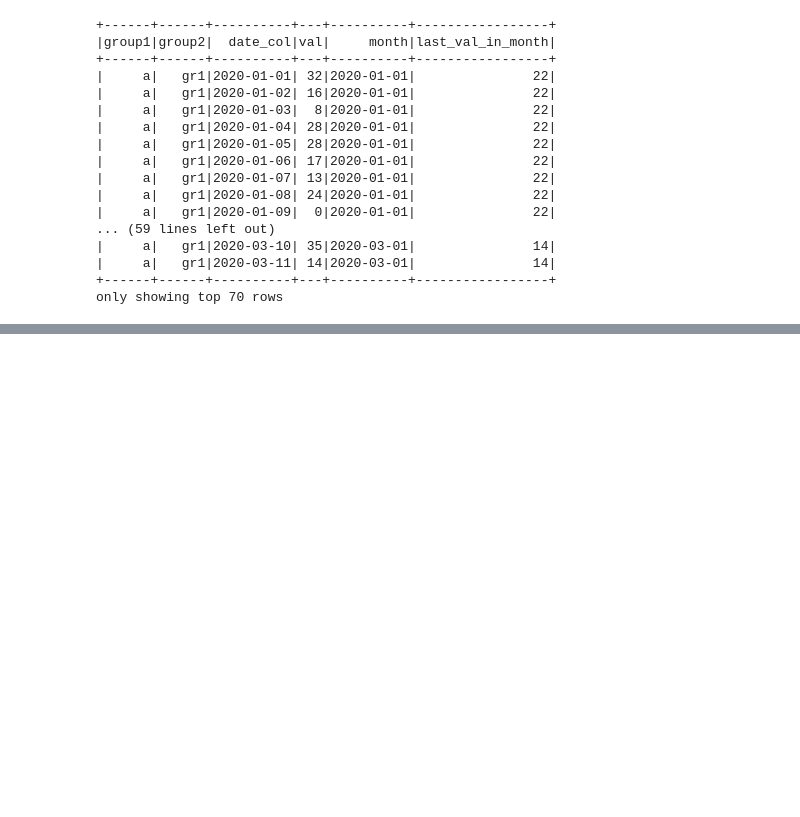
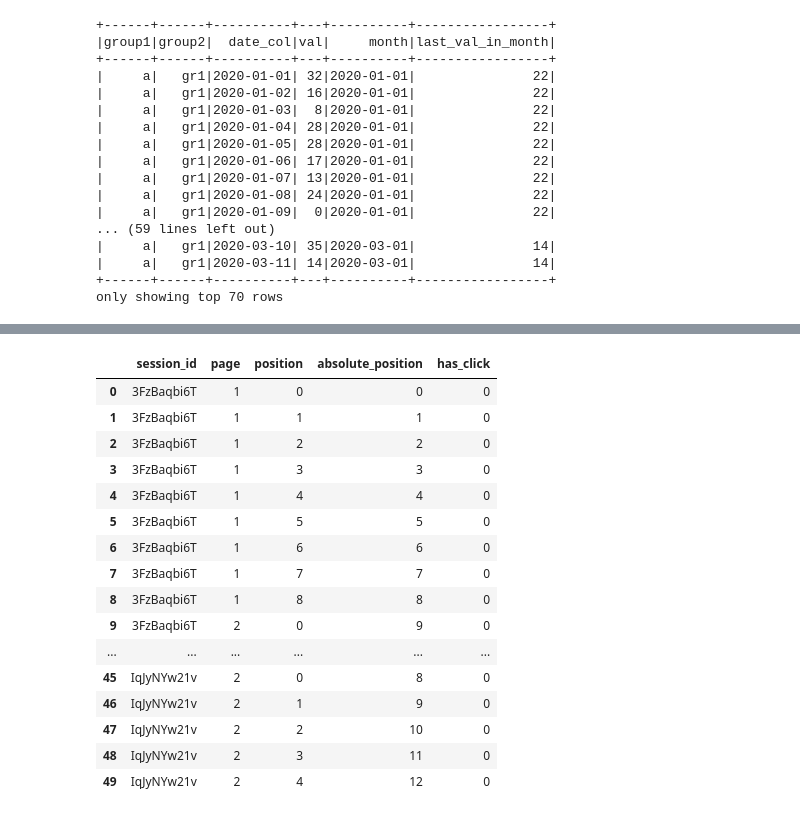
Before and after one commit to joitandr/colab_examples, a Jupyter notebook: pyspark_example.ipynb, the cells around one changed output, grey strips where cells are left out. Cells and saved outputs as stored; diff of their text form; code cells hidden in the pictures; blank space fills up the shorter version.

```diff
--- a/pyspark_example.ipynb
+++ b/pyspark_example.ipynb
@@ -426,0 +484,25 @@ only showing top 70 rows
+# %%
+n_positions_per_page_sdf = (
+    data_sdf
+    .groupBy('session_id', 'page')
+    .agg((F.max(F.col('position')) + F.lit(1)).alias('n_positions_per_page'))
+    .withColumn(
+        'total_positions',
+        F.sum(F.col('n_positions_per_page')).over(
+            W.partitionBy(F.col('session_id')).orderBy(F.col('page').asc())
+        )
+    )
+    .withColumn(
+        'total_positions_before_this_page',
+        F.lag(F.col('total_positions')).over(
+            W.partitionBy(F.col('session_id')).orderBy(F.col('page').asc())
+        )
+    )
+    .withColumn(
+        'total_positions_before_this_page',
+        F.when(F.isnull(F.col('total_positions_before_this_page')), F.lit(0))
+        .otherwise(F.col('total_positions_before_this_page'))
+    )
+    .orderBy(F.col('session_id'), F.col('page').asc())
+)
+n_positions_per_page_sdf.show(20)
@@ -426,0 +527,37 @@ only showing top 70 rows
+# %%
+tmp_sdf = (
+    data_sdf
+    .join(
+        n_positions_per_page_sdf
+        .select('session_id', 'page', 'total_positions_before_this_page')
+        ,
+        on=['session_id', 'page'],
+        how='left',
+    )
+    .withColumn(
+        'absolute_position',
+        F.col('position') + F.col('total_positions_before_this_page')
+    )
+    .select('session_id', 'page', 'position', 'absolute_position', 'has_click')
+    .orderBy('session_id', F.col('page').asc(), F.col('position').asc())
+)
+
+tmp_sdf.limit(50).toPandas()
+# %% [output]
+|  | session_id | page | position | absolute_position | has_click |
+| 0 | 3FzBaqbi6T | 1 | 0 | 0 | 0 |
+| 1 | 3FzBaqbi6T | 1 | 1 | 1 | 0 |
+| 2 | 3FzBaqbi6T | 1 | 2 | 2 | 0 |
+| 3 | 3FzBaqbi6T | 1 | 3 | 3 | 0 |
+| 4 | 3FzBaqbi6T | 1 | 4 | 4 | 0 |
+| 5 | 3FzBaqbi6T | 1 | 5 | 5 | 0 |
+| 6 | 3FzBaqbi6T | 1 | 6 | 6 | 0 |
+| 7 | 3FzBaqbi6T | 1 | 7 | 7 | 0 |
+| 8 | 3FzBaqbi6T | 1 | 8 | 8 | 0 |
+| 9 | 3FzBaqbi6T | 2 | 0 | 9 | 0 |
+| ... | ... | ... | ... | ... | ... |
+| 45 | IqJyNYw21v | 2 | 0 | 8 | 0 |
+| 46 | IqJyNYw21v | 2 | 1 | 9 | 0 |
+| 47 | IqJyNYw21v | 2 | 2 | 10 | 0 |
+| 48 | IqJyNYw21v | 2 | 3 | 11 | 0 |
+| 49 | IqJyNYw21v | 2 | 4 | 12 | 0 |
```
Also changed, not shown: parts of 9 cells of this notebook.
